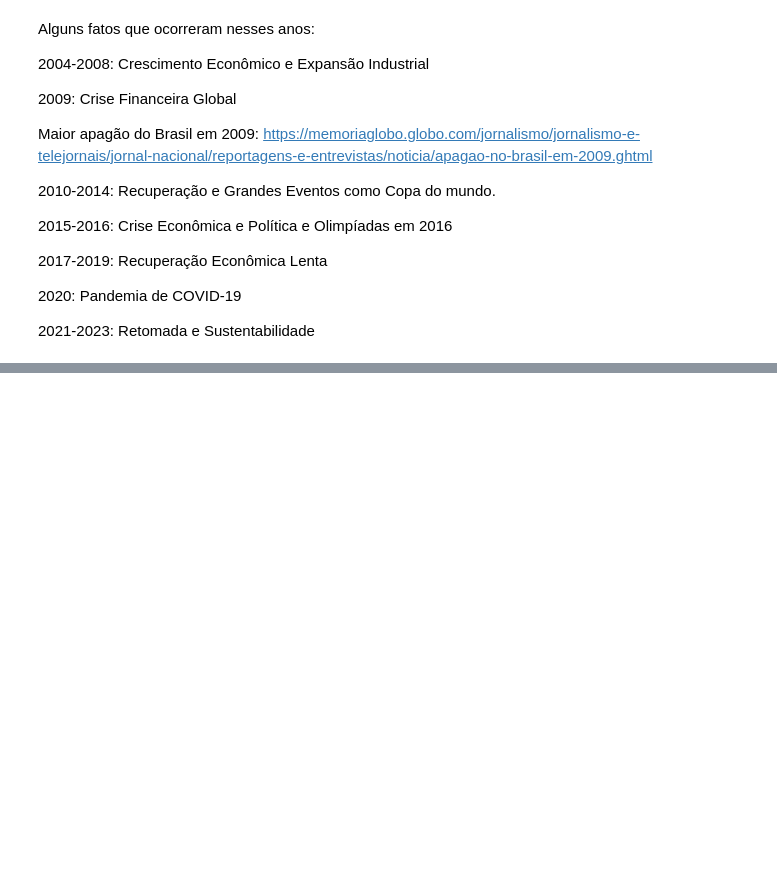
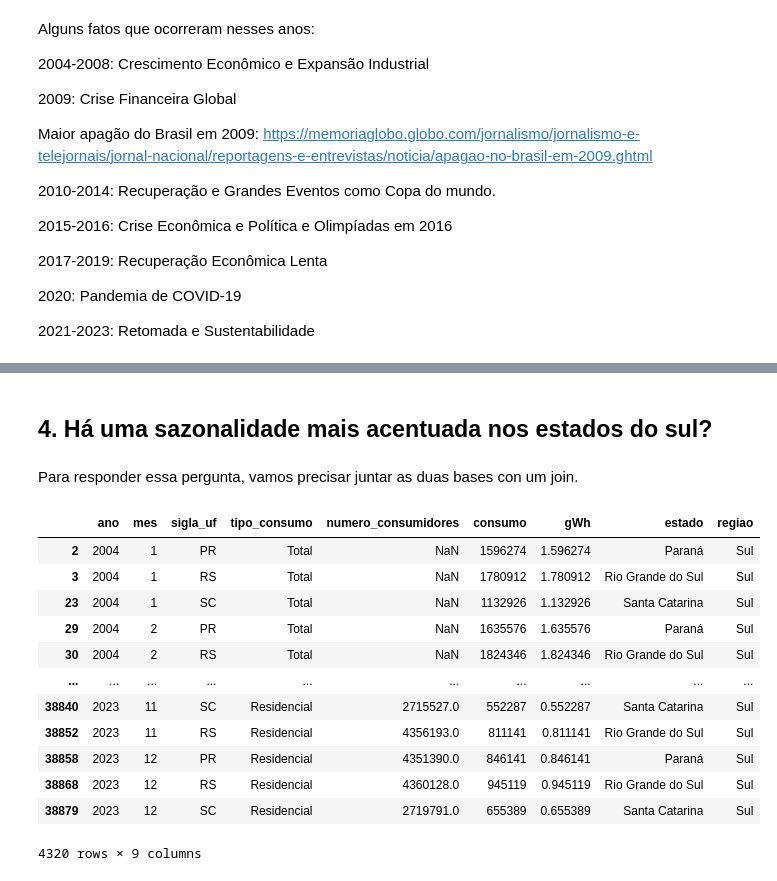
Before and after one commit to jorgelzsilva/projeto_consumo_energia, a Jupyter notebook: notebooks/desafio_final_jorge.ipynb, the cells around one changed output, grey strips where cells are left out. Cells and saved outputs as stored; diff of their text form; code cells hidden in the pictures; blank space fills up the shorter version.

Commit message:
Pergunta 5

```diff
--- a/notebooks/desafio_final_jorge.ipynb
+++ b/notebooks/desafio_final_jorge.ipynb
@@ -526,0 +637,4 @@ Maior apagão do Brasil em 2009: https://memoriaglobo.globo.com/jornalismo/jorna
+# %% [markdown]
+## 4. Há uma sazonalidade mais acentuada nos estados do sul?
+# %% [markdown]
+Para responder essa pergunta, vamos precisar juntar as duas bases con um join.
@@ -526,0 +645,16 @@ Maior apagão do Brasil em 2009: https://memoriaglobo.globo.com/jornalismo/jorna
+# %%
+consumo_sul
+# %% [output]
+|  | ano | mes | sigla_uf | tipo_consumo | numero_consumidores | consumo | gWh | estado | regiao |
+| 2 | 2004 | 1 | PR | Total | NaN | 1596274 | 1.596274 | Paraná | Sul |
+| 3 | 2004 | 1 | RS | Total | NaN | 1780912 | 1.780912 | Rio Grande do Sul | Sul |
+| 23 | 2004 | 1 | SC | Total | NaN | 1132926 | 1.132926 | Santa Catarina | Sul |
+| 29 | 2004 | 2 | PR | Total | NaN | 1635576 | 1.635576 | Paraná | Sul |
+| 30 | 2004 | 2 | RS | Total | NaN | 1824346 | 1.824346 | Rio Grande do Sul | Sul |
+| ... | ... | ... | ... | ... | ... | ... | ... | ... | ... |
+| 38840 | 2023 | 11 | SC | Residencial | 2715527.0 | 552287 | 0.552287 | Santa Catarina | Sul |
+| 38852 | 2023 | 11 | RS | Residencial | 4356193.0 | 811141 | 0.811141 | Rio Grande do Sul | Sul |
+| 38858 | 2023 | 12 | PR | Residencial | 4351390.0 | 846141 | 0.846141 | Paraná | Sul |
+| 38868 | 2023 | 12 | RS | Residencial | 4360128.0 | 945119 | 0.945119 | Rio Grande do Sul | Sul |
+| 38879 | 2023 | 12 | SC | Residencial | 2719791.0 | 655389 | 0.655389 | Santa Catarina | Sul |
+4320 rows × 9 columns
```
Also changed, not shown: parts of 16 cells of this notebook, 6 other files.
